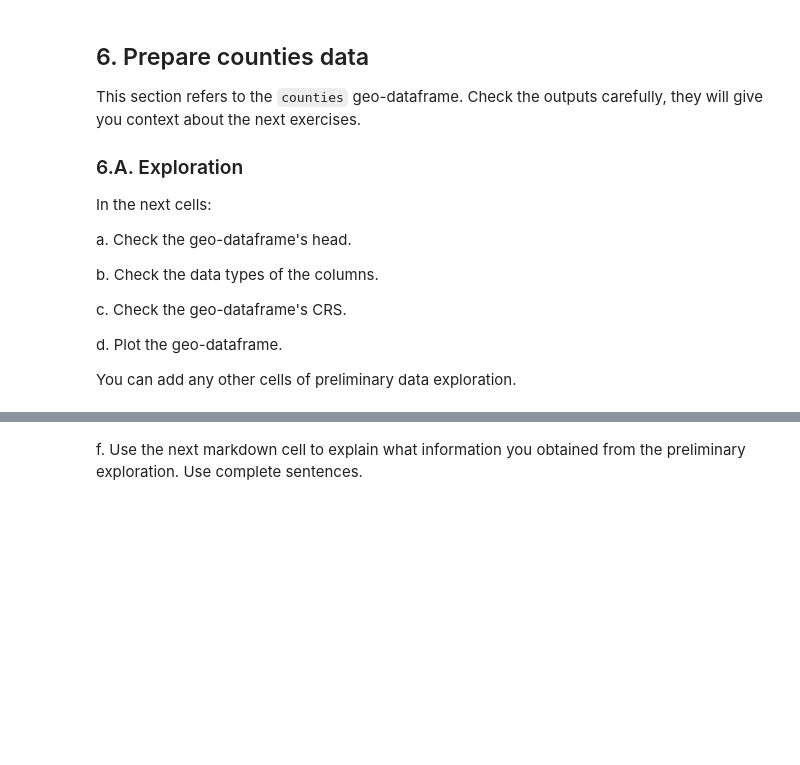
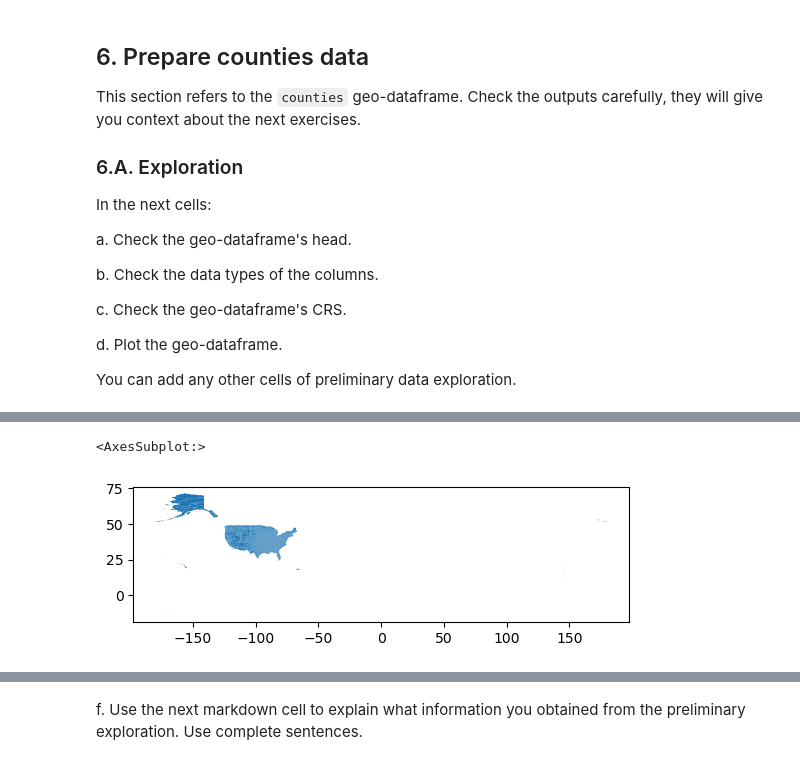
Before and after one commit to haylee360/eds220-hwk3, a Jupyter notebook: hwk3-task2-oil-spills-oyler.ipynb, the cells around one changed output, grey strips where cells are left out. Saved outputs shown, nothing was run; the diff lists cells and outputs as text; code cells hidden in the pictures; blank space fills up the shorter version.

```diff
--- a/hwk3-task2-oil-spills-oyler.ipynb
+++ b/hwk3-task2-oil-spills-oyler.ipynb
@@ -329,0 +375,7 @@ You can add any other cells of preliminary data exploration.
+# %%
+# d.
+# Plot the counties geodataframe
+counties.plot()
+# %% [output]
+<AxesSubplot:>
+[figure, added]
```
Also changed, not shown: parts of 40 cells of this notebook, 1 other file.
